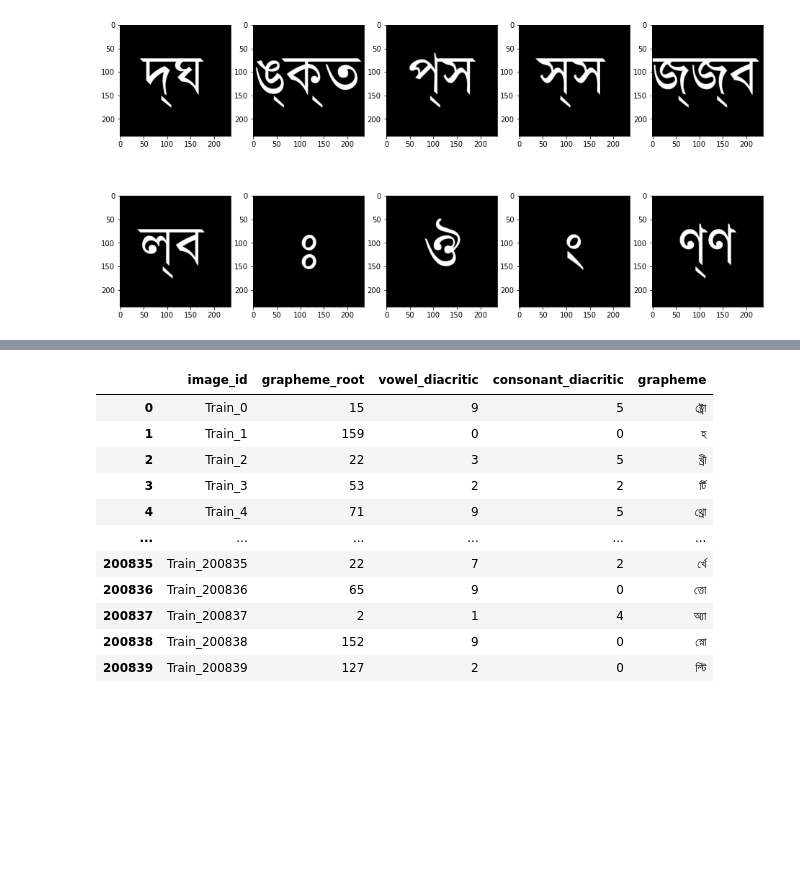
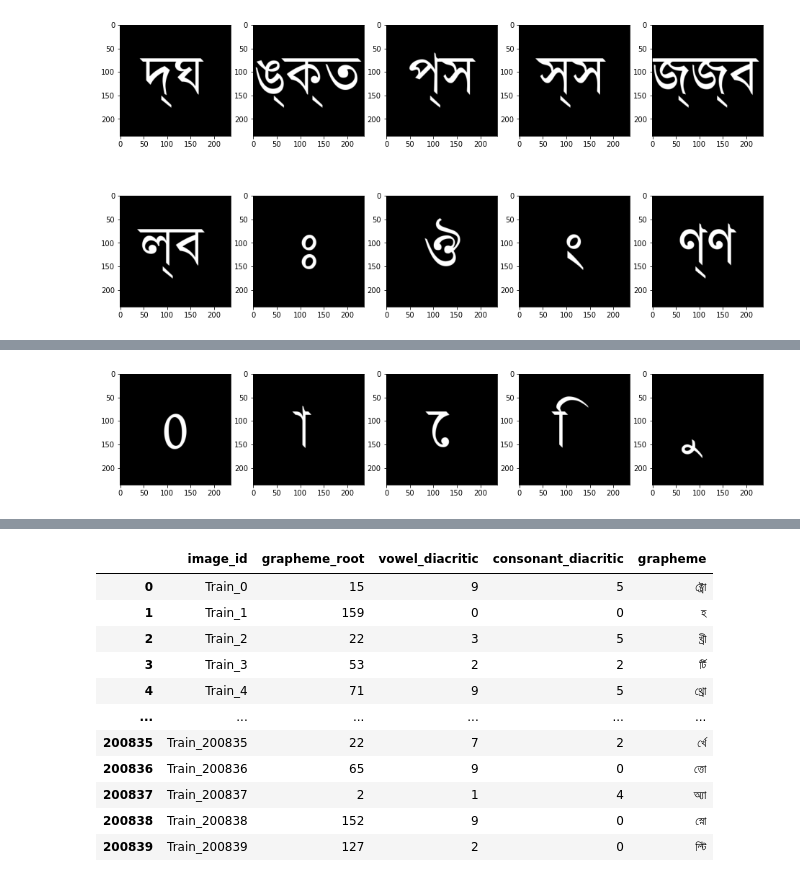
Before and after one commit to bethsung1011/capstone_2, a Jupyter notebook: src/3_31_night_thanks_to_Kaushal Shah.ipynb, the cells around one changed output, grey strips where cells are left out. Saved outputs shown, nothing was run; the diff lists cells and outputs as text; code cells hidden in the pictures; blank space fills up the shorter version.

```diff
--- a/src/3_31_night_thanks_to_Kaushal Shah.ipynb
+++ b/src/3_31_night_thanks_to_Kaushal Shah.ipynb
@@ -192,0 +196,3 @@ for i in range(10):
+# %%
+top_5_vowels = get_n(train_df_, 'vowel_diacritic', 5)
+top_5_vowels
@@ -192,0 +206,8 @@ for i in range(10):
+# %%
+f, ax = plt.subplots(1, 5, figsize=(16, 8))
+ax = ax.flatten()
+
+for i in range(5):
+    ax[i].imshow(image_from_char(top_5_vowels['component'].iloc[i]), cmap='Greys')
+# %% [output]
+[figure, added]
```
Also changed, not shown: parts of 33 cells of this notebook, 1 other file.
